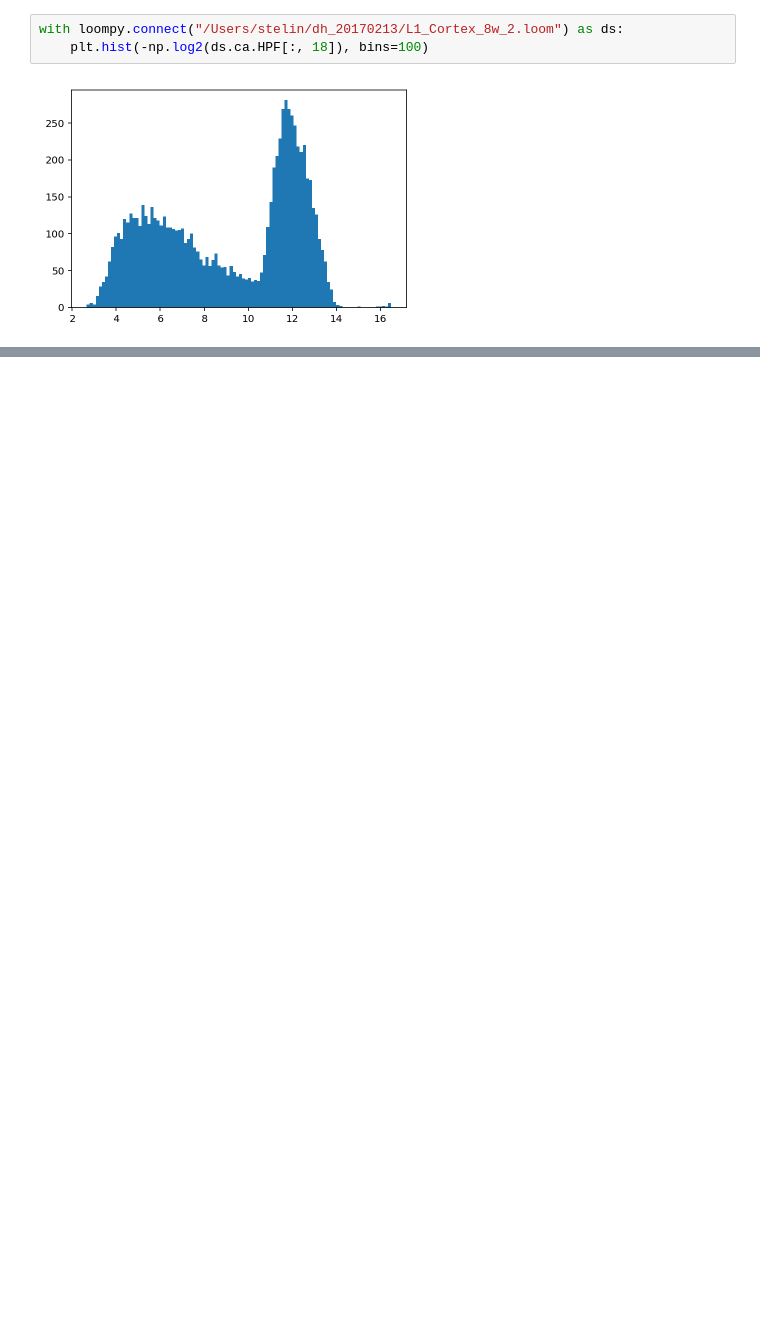
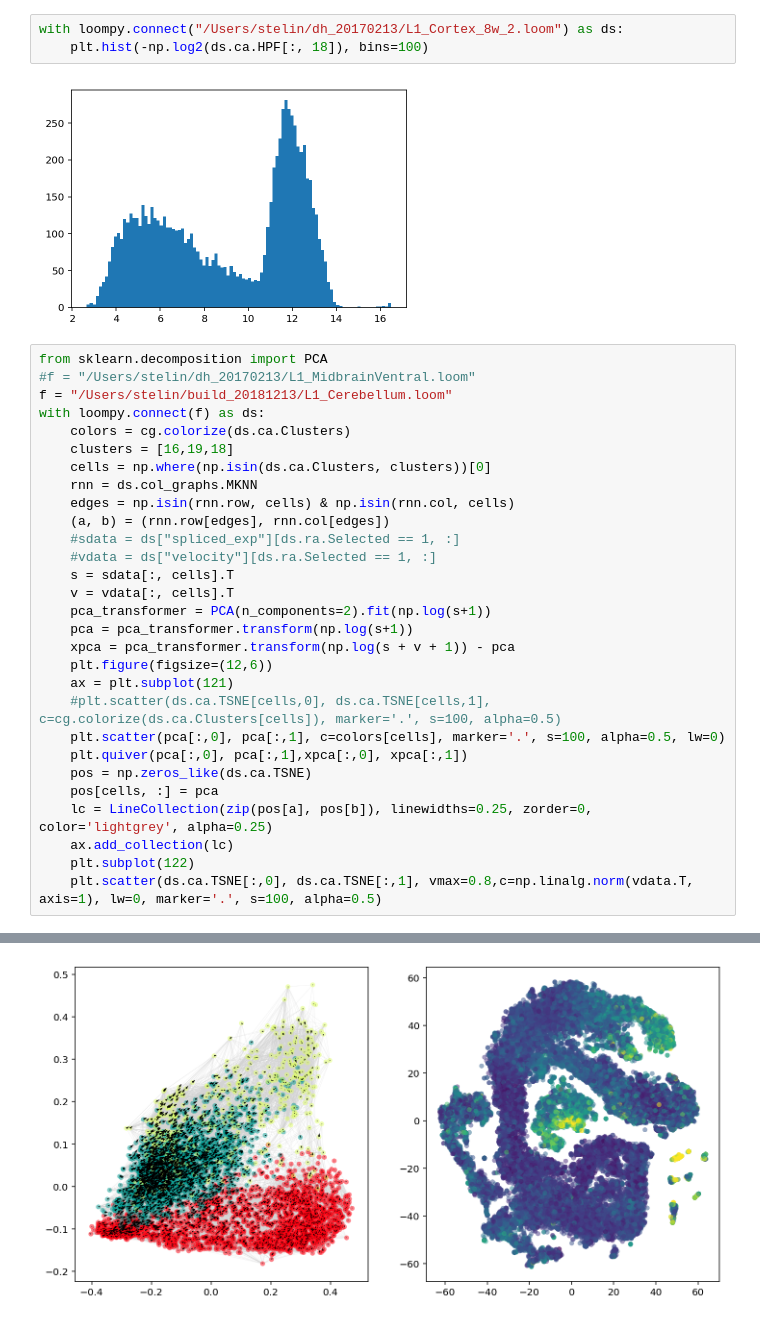
Before and after one commit to linnarsson-lab/adult-human-brain, a Jupyter notebook: notebooks/TimeDilationInference.ipynb, the cells around one changed output, grey strips where cells are left out. Drawn from its saved outputs; the diff is of its cells as text; blank space fills up the shorter version.

```diff
--- a/notebooks/TimeDilationInference.ipynb
+++ b/notebooks/TimeDilationInference.ipynb
@@ -343,3 +360,33 @@ with loompy.connect("/Users/stelin/dh_20170213/L1_Cortex_8w_2.loom") as ds:
     plt.hist(-np.log2(ds.ca.HPF[:, 18]), bins=100)
 # %% [output]
 [figure]
+# %%
+from sklearn.decomposition import PCA
+#f = "/Users/stelin/dh_20170213/L1_MidbrainVentral.loom"
+f = "/Users/stelin/build_20181213/L1_Cerebellum.loom"
+with loompy.connect(f) as ds:
+    colors = cg.colorize(ds.ca.Clusters)
+    clusters = [16,19,18]
+    cells = np.where(np.isin(ds.ca.Clusters, clusters))[0]
+    rnn = ds.col_graphs.MKNN
+    edges = np.isin(rnn.row, cells) & np.isin(rnn.col, cells)
+    (a, b) = (rnn.row[edges], rnn.col[edges])
+    #sdata = ds["spliced_exp"][ds.ra.Selected == 1, :]
+    #vdata = ds["velocity"][ds.ra.Selected == 1, :]
+    s = sdata[:, cells].T
+    v = vdata[:, cells].T
+    pca_transformer = PCA(n_components=2).fit(np.log(s+1))
+    pca = pca_transformer.transform(np.log(s+1))
+    xpca = pca_transformer.transform(np.log(s + v + 1)) - pca
+    plt.figure(figsize=(12,6))
+    ax = plt.subplot(121)
+    #plt.scatter(ds.ca.TSNE[cells,0], ds.ca.TSNE[cells,1], c=cg.colorize(ds.ca.Clusters[cells]), marker='.', s=100, alpha=0.5)
+    plt.scatter(pca[:,0], pca[:,1], c=colors[cells], marker='.', s=100, alpha=0.5, lw=0)
+    plt.quiver(pca[:,0], pca[:,1],xpca[:,0], xpca[:,1])
+    pos = np.zeros_like(ds.ca.TSNE)
+    pos[cells, :] = pca
+    lc = LineCollection(zip(pos[a], pos[b]), linewidths=0.25, zorder=0, color='lightgrey', alpha=0.25)
+    ax.add_collection(lc)
+    plt.subplot(122)
+    plt.scatter(ds.ca.TSNE[:,0], ds.ca.TSNE[:,1], vmax=0.8,c=np.linalg.norm(vdata.T, axis=1), lw=0, marker='.', s=100, alpha=0.5)
+# %% [output]
@@ -345,0 +394 @@ with loompy.connect("/Users/stelin/dh_20170213/L1_Cortex_8w_2.loom") as ds:
+[figure, added]
```
Also changed, not shown: parts of 19 cells of this notebook, 2 other files.
